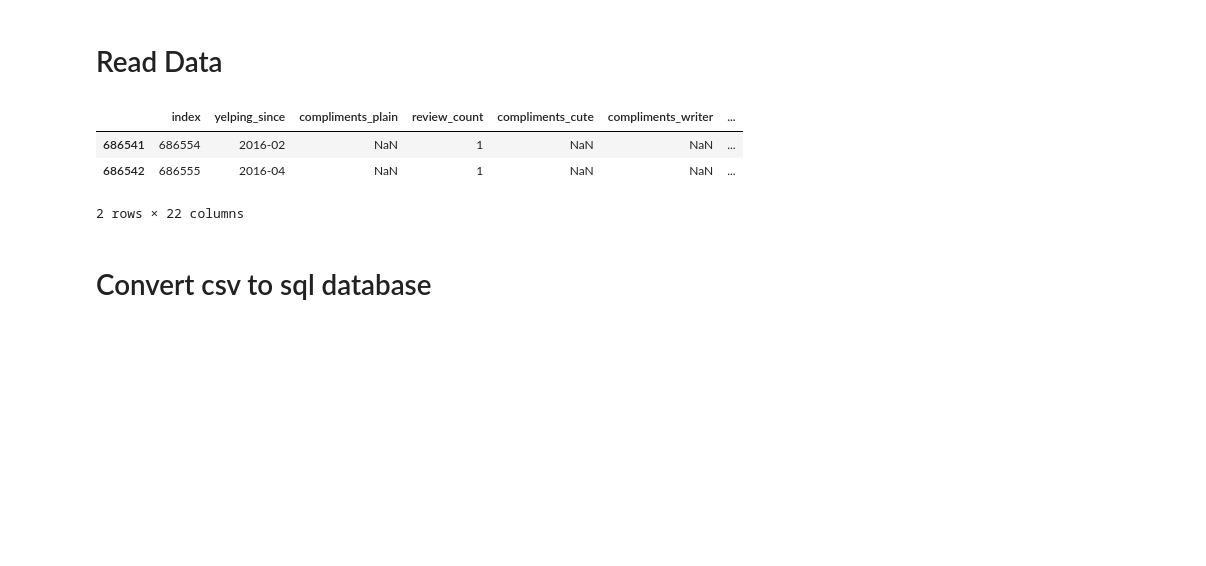
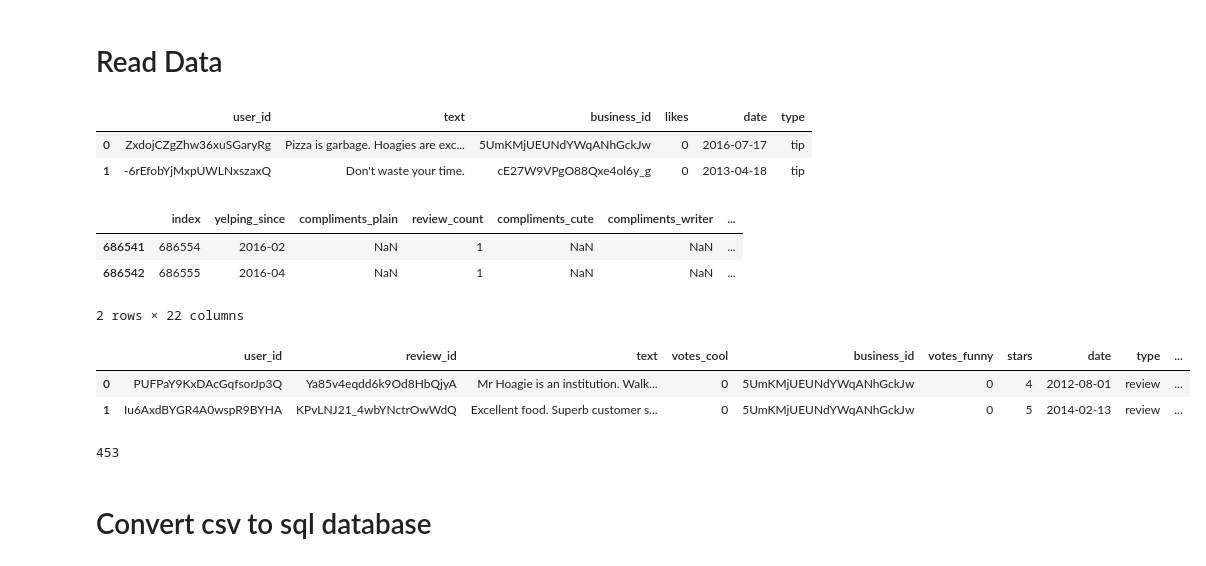
Before and after one commit to Charlotte1904/Yelp-Reviews, a Jupyter notebook: 1_EDA.ipynb, the cells around one changed output. Cells and saved outputs as stored; diff of their text form; code cells hidden in the pictures; blank space fills up the shorter version.

```diff
--- a/1_EDA.ipynb
+++ b/1_EDA.ipynb
@@ -48,6 +48,12 @@ user = pd.read_csv('csv/user.csv')
 business = pd.read_csv('csv/business.csv')
 review = pd.read_csv('csv/review.csv')
 tip = pd.read_csv('csv/tip.csv')
+# %%
+tip.head(2)
+# %% [output]
+|  | user_id | text | business_id | likes | date | type |
+| 0 | ZxdojCZgZhw36xuSGaryRg | Pizza is garbage. Hoagies are exc... | 5UmKMjUEUNdYWqANhGckJw | 0 | 2016-07-17 | tip |
+| 1 | -6rEfobYjMxpUWLNxszaxQ | Don't waste your time. | cE27W9VPgO88Qxe4ol6y_g | 0 | 2013-04-18 | tip |
 # %%
 # review.business_id.value_counts()
 # %%
@@ -81,6 +87,16 @@ user.tail(2)
 | 686541 | 686554 | 2016-02 | NaN | 1 | NaN | NaN | ... |
 | 686542 | 686555 | 2016-04 | NaN | 1 | NaN | NaN | ... |
 2 rows × 22 columns
+# %%
+review.head(2)
+# %% [output]
+|  | user_id | review_id | text | votes_cool | business_id | votes_funny | stars | date | type | ... |
+| 0 | PUFPaY9KxDAcGqfsorJp3Q | Ya85v4eqdd6k9Od8HbQjyA | Mr Hoagie is an institution. Walk... | 0 | 5UmKMjUEUNdYWqANhGckJw | 0 | 4 | 2012-08-01 | review | ... |
+| 1 | Iu6AxdBYGR4A0wspR9BYHA | KPvLNJ21_4wbYNctrOwWdQ | Excellent food. Superb customer s... | 0 | 5UmKMjUEUNdYWqANhGckJw | 0 | 5 | 2014-02-13 | review | ... |
+# %%
+len(review.text[0])
+# %% [output]
+453
 # %% [markdown]
 # Convert csv to sql database
 # %%
```
Also changed, not shown: 1 other file.
